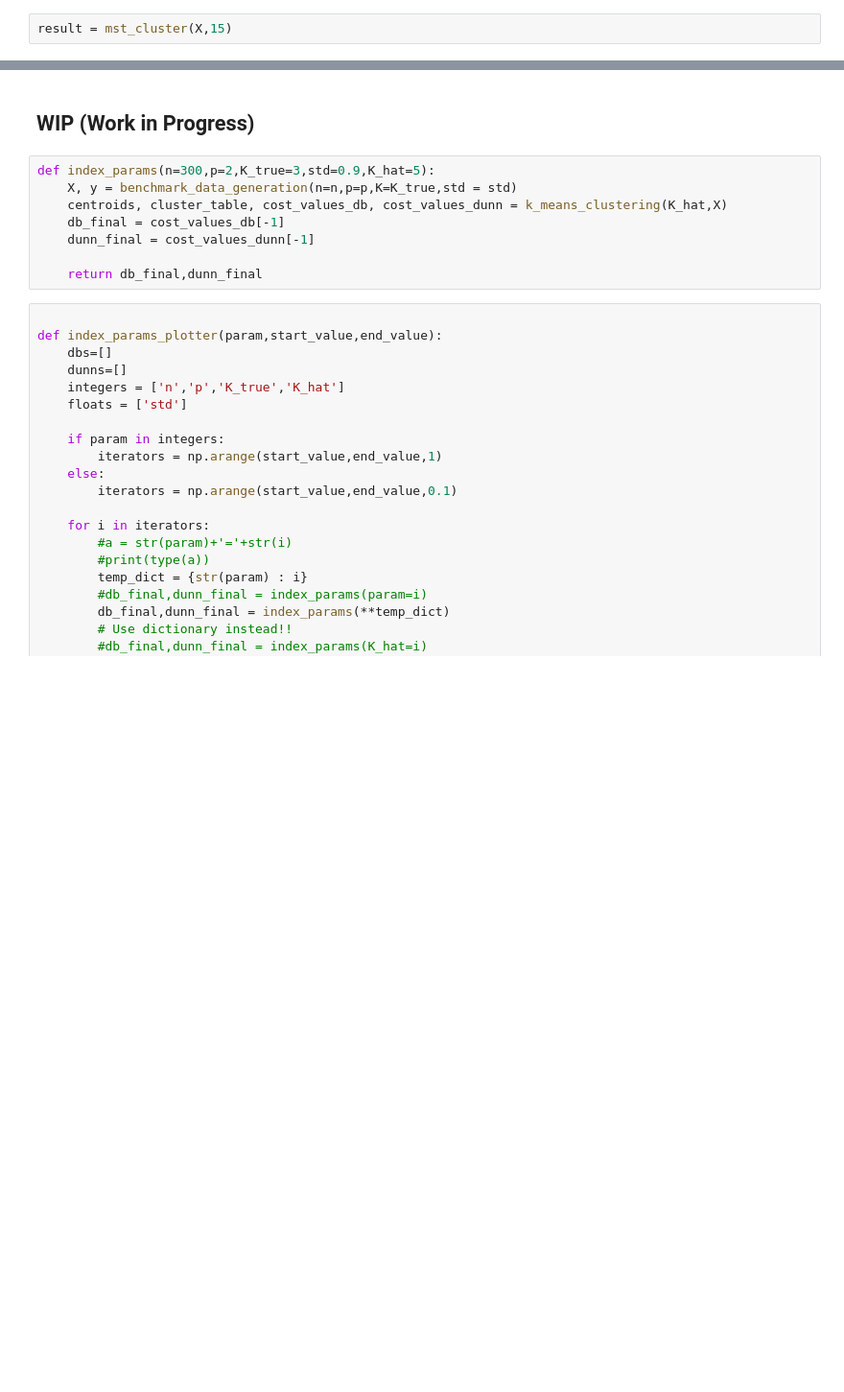
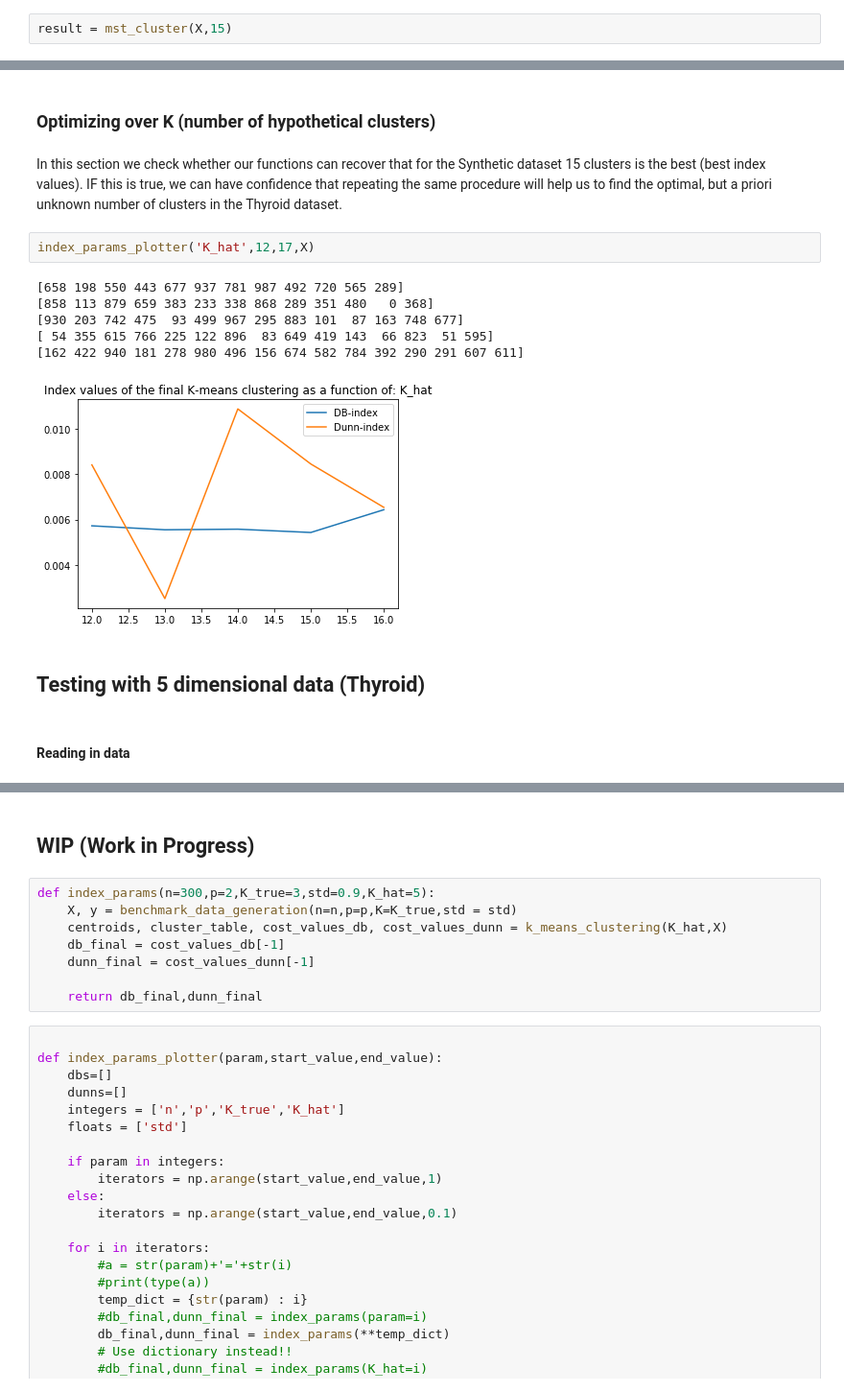
Before and after one commit to paparon96/Clustering, a Jupyter notebook: Aron_Distance_examples.ipynb, the cells around one changed output, grey strips where cells are left out. Shown: that part at 96% size. Cells and saved outputs as stored; diff of their text form; blank space fills up the shorter version.

Commit message:
Added real benchmark data

```diff
--- a/Aron_Distance_examples.ipynb
+++ b/Aron_Distance_examples.ipynb
@@ -598,0 +739,17 @@ print(cost_values_dunn[-1])
+# %% [markdown]
+### Optimizing over K (number of hypothetical clusters)
+# %% [markdown]
+In this section we check whether our functions can recover that for the Synthetic dataset 15 clusters is the best (best index values). IF this is true, we can have confidence that repeating the same procedure will help us to find the optimal, but a priori unknown number of clusters in the Thyroid dataset.
+# %%
+index_params_plotter('K_hat',12,17,X)
+# %% [output]
+[658 198 550 443 677 937 781 987 492 720 565 289]
+[858 113 879 659 383 233 338 868 289 351 480   0 368]
+[930 203 742 475  93 499 967 295 883 101  87 163 748 677]
+[ 54 355 615 766 225 122 896  83 649 419 143  66 823  51 595]
+[162 422 940 181 278 980 496 156 674 582 784 392 290 291 607 611]
+[figure, added]
+# %% [markdown]
+## Testing with 5 dimensional data (Thyroid)
+# %% [markdown]
+#### Reading in data
```
Also changed, not shown: parts of 42 cells of this notebook, 4 other files.
